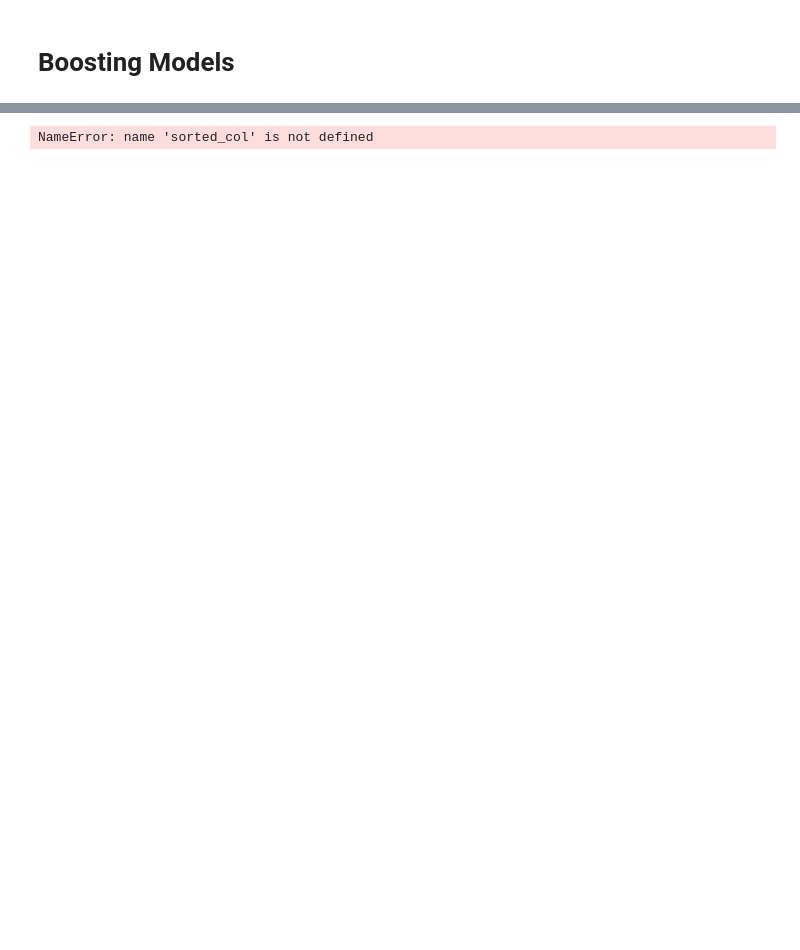
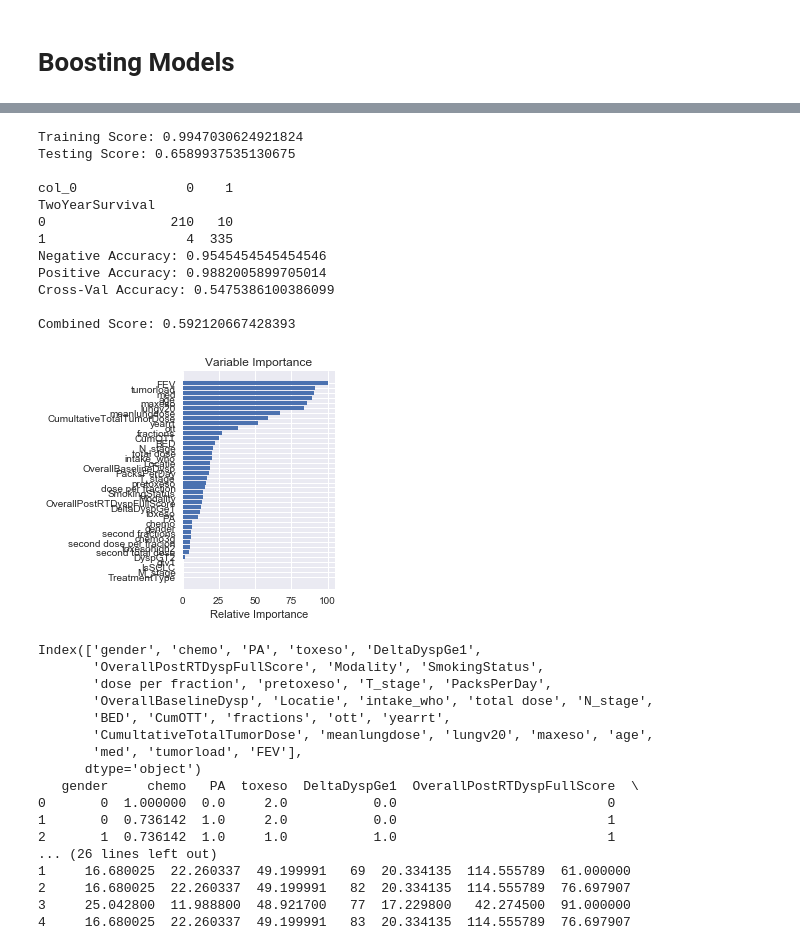
Before and after one commit to birajaghoshal/Supervised-Capstone, a Jupyter notebook: Supervised Capstone Practice.ipynb, the cells around one changed output, grey strips where cells are left out. Saved outputs shown, nothing was run; the diff lists cells and outputs as text; code cells hidden in the pictures; blank space fills up the shorter version.

Commit message:
custom scoring measure weighting pos accuracy. added categorial variables

```diff
--- a/Supervised Capstone Practice.ipynb
+++ b/Supervised Capstone Practice.ipynb
@@ -799,14 +751,0 @@ Index(['TreatmentType', 'M_stage', 'IsSCLC', 'gtv1', 'second total dose',
-# %%
-reduced_col = sorted_col[10:]
-
-X = df[reduced_col]
-
-for alpha in alpha_nums:
-    change_regularization(alpha, 'l1')
-
-print(f'Maximum Score: {max_score}')
-print(f'Lambda: {best_alpha}\n')
-
-# this cell broken right now
-# %% [output]
-NameError: name 'sorted_col' is not defined
@@ -821,0 +752,39 @@ print(f'Lambda: {best_alpha}\n')
+# %%
+sorted_col = run_boosting(params)
+reduced_col = sorted_col[10:]
+
+print(reduced_col)
+
+X_10 = df[reduced_col]
+print(X_10.head())
+# %% [output]
+Training Score: 0.9947030624921824
+Testing Score: 0.6589937535130675
+
+col_0              0    1
+TwoYearSurvival
+0                210   10
+1                  4  335
+Negative Accuracy: 0.9545454545454546
+Positive Accuracy: 0.9882005899705014
+Cross-Val Accuracy: 0.5475386100386099
+
+Combined Score: 0.592120667428393
+[figure, added]
+Index(['gender', 'chemo', 'PA', 'toxeso', 'DeltaDyspGe1',
+       'OverallPostRTDyspFullScore', 'Modality', 'SmokingStatus',
+       'dose per fraction', 'pretoxeso', 'T_stage', 'PacksPerDay',
+       'OverallBaselineDysp', 'Locatie', 'intake_who', 'total dose', 'N_stage',
+       'BED', 'CumOTT', 'fractions', 'ott', 'yearrt',
+       'CumultativeTotalTumorDose', 'meanlungdose', 'lungv20', 'maxeso', 'age',
+       'med', 'tumorload', 'FEV'],
+      dtype='object')
+   gender     chemo   PA  toxeso  DeltaDyspGe1  OverallPostRTDyspFullScore  \
+0       0  1.000000  0.0     2.0           0.0                           0
+1       0  0.736142  1.0     2.0           0.0                           1
+2       1  0.736142  1.0     1.0           1.0                           1
+... (26 lines left out)
+1     16.680025  22.260337  49.199991   69  20.334135  114.555789  61.000000
+2     16.680025  22.260337  49.199991   82  20.334135  114.555789  76.697907
+3     25.042800  11.988800  48.921700   77  17.229800   42.274500  91.000000
+4     16.680025  22.260337  49.199991   83  20.334135  114.555789  76.697907
```
Also changed, not shown: parts of 46 cells of this notebook.
